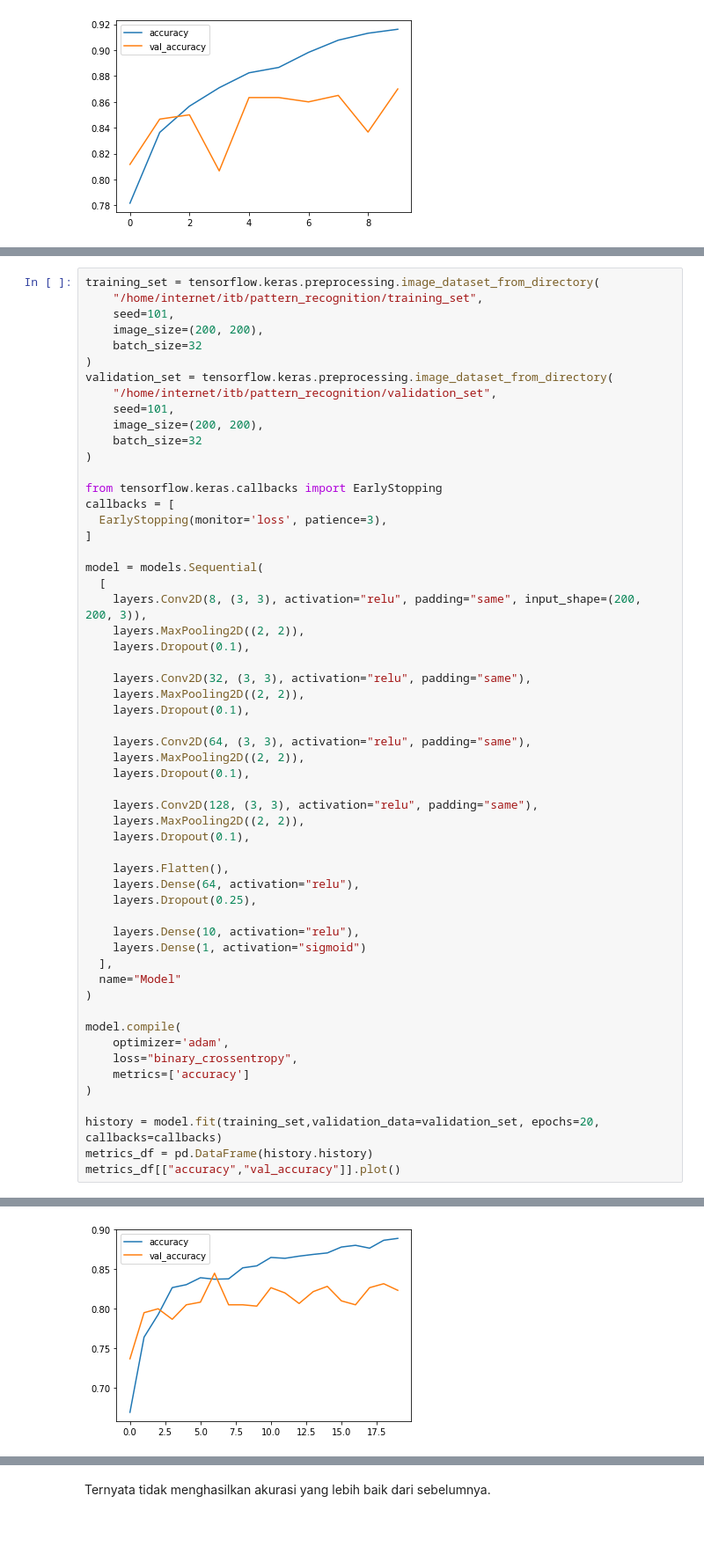
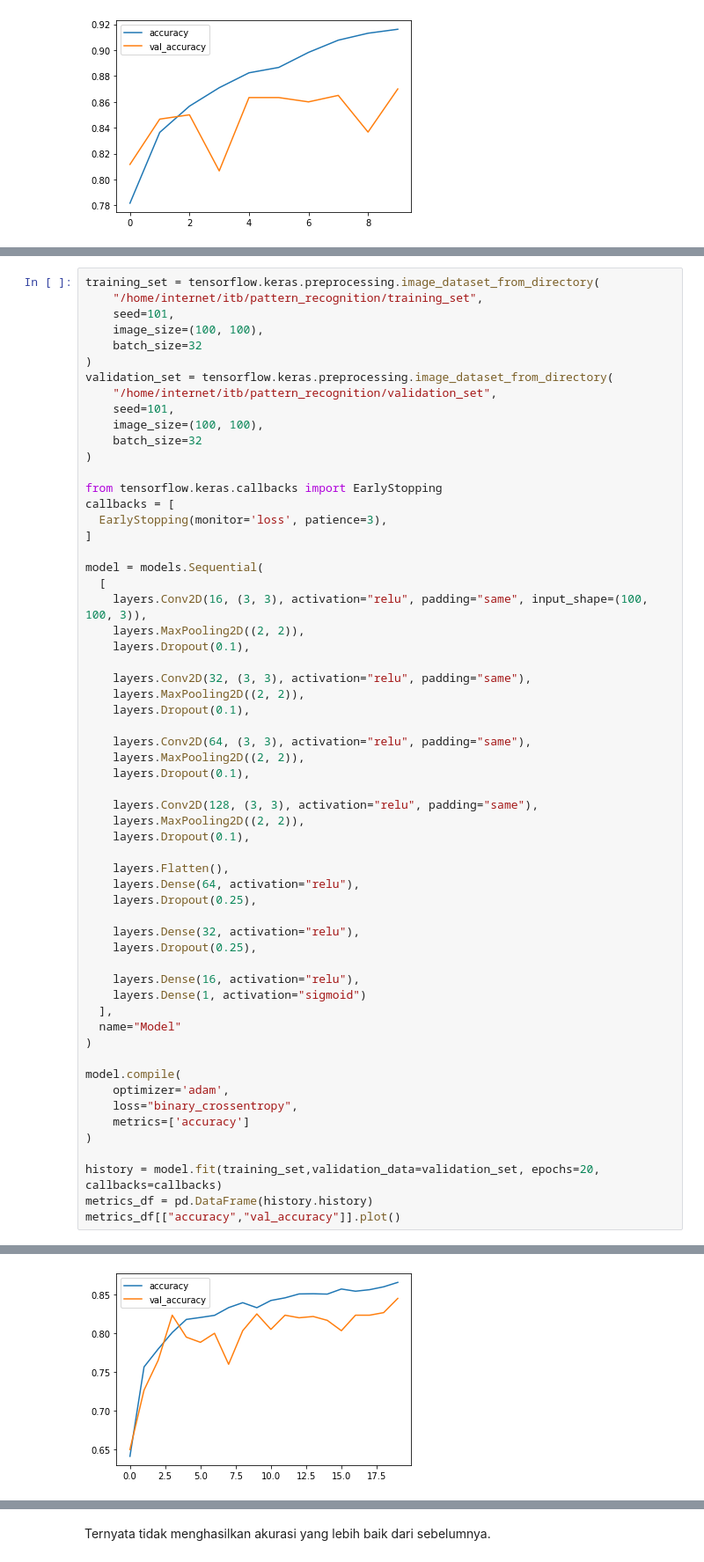
Before and after one commit to chilldenaya/drowsiness-detection, a Jupyter notebook: tensor.ipynb, the cells around one changed output, grey strips where cells are left out. Shown at 88% size. Drawn from its saved outputs; the diff is of its cells as text; blank space fills up the shorter version.

```diff
--- a/tensor.ipynb
+++ b/tensor.ipynb
@@ -447,13 +484,13 @@ Sekarang, kita coba dengan epoch yang lebih besar
 training_set = tensorflow.keras.preprocessing.image_dataset_from_directory(
     "/home/internet/itb/pattern_recognition/training_set",
     seed=101,
-    image_size=(200, 200),
+    image_size=(100, 100),
     batch_size=32
 )
 validation_set = tensorflow.keras.preprocessing.image_dataset_from_directory(
     "/home/internet/itb/pattern_recognition/validation_set",
     seed=101,
-    image_size=(200, 200),
+    image_size=(100, 100),
     batch_size=32
 )
 
@@ -464,7 +501,7 @@ callbacks = [
 
 model = models.Sequential(
   [
-    layers.Conv2D(8, (3, 3), activation="relu", padding="same", input_shape=(200, 200, 3)),
+    layers.Conv2D(16, (3, 3), activation="relu", padding="same", input_shape=(100, 100, 3)),
     layers.MaxPooling2D((2, 2)),
     layers.Dropout(0.1),
 
@@ -484,7 +521,10 @@ model = models.Sequential(
     layers.Dense(64, activation="relu"),
     layers.Dropout(0.25),
 
-    layers.Dense(10, activation="relu"),
+    layers.Dense(32, activation="relu"),
+    layers.Dropout(0.25),
+
+    layers.Dense(16, activation="relu"),
     layers.Dense(1, activation="sigmoid")
   ],
   name="Model"
@@ -527 +561 @@ Epoch 20/20
-[figure, old version]
+[figure, new version]
```
Also changed, not shown: parts of 27 cells of this notebook.
